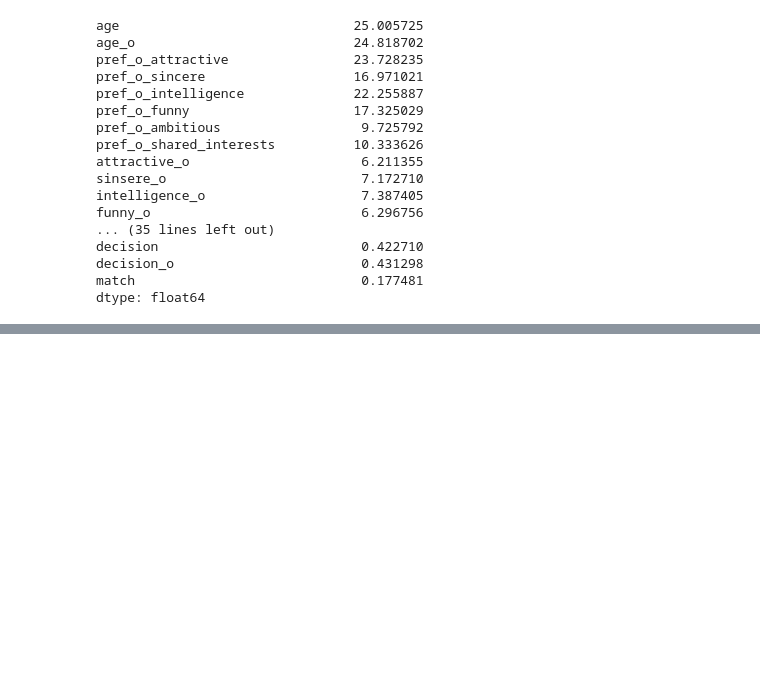
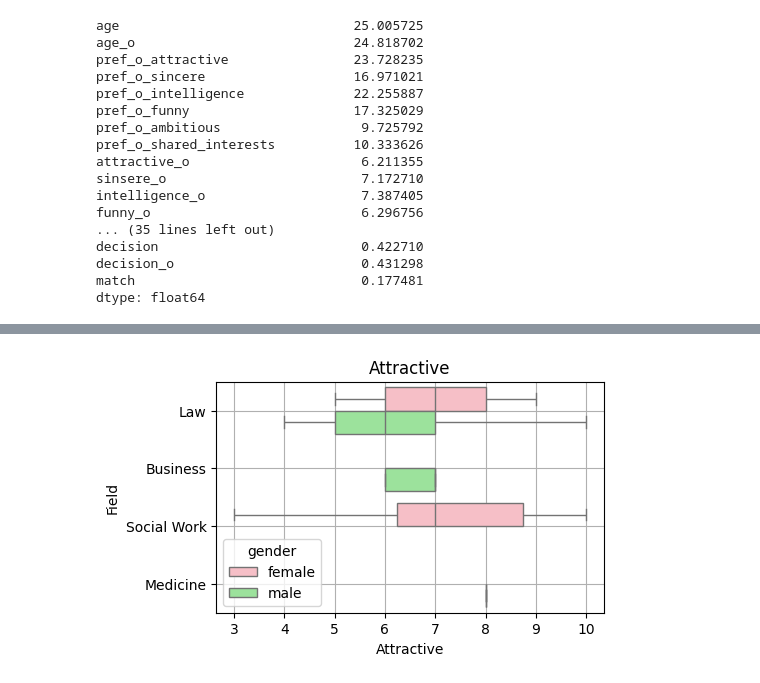
Before and after one commit to yunusov02/data_analysis, a Jupyter notebook: train-pandas/pandas.ipynb, the cells around one changed output, grey strips where cells are left out. Saved outputs shown, nothing was run; the diff lists cells and outputs as text; code cells hidden in the pictures; blank space fills up the shorter version.

```diff
--- a/train-pandas/pandas.ipynb
+++ b/train-pandas/pandas.ipynb
@@ -374,0 +407,3 @@ dtype: float64
+# %%
+top5field = df[df['field'].isin(['Law', 'Business', 'Science', 'Entertainment', 'Medicine', 'Social Work'])].copy()
+top5field.sample(10)
@@ -374,0 +422,20 @@ dtype: float64
+# %%
+fig = plt.figure(figsize=(5, 3))
+
+boxplot = sns.boxplot(
+    x=top5field['attractive'],
+    y=top5field['field'],
+    hue=top5field['gender'],
+    orient='h',
+    palette= {
+        "female": "lightpink",
+        "male": "lightgreen"
+    }
+)
+
+boxplot.set_title('Attractive')
+boxplot.set_xlabel("Attractive")
+boxplot.set_ylabel("Field")
+boxplot.grid()
+# %% [output]
+[figure, added]
```
Also changed, not shown: parts of 21 cells of this notebook.
